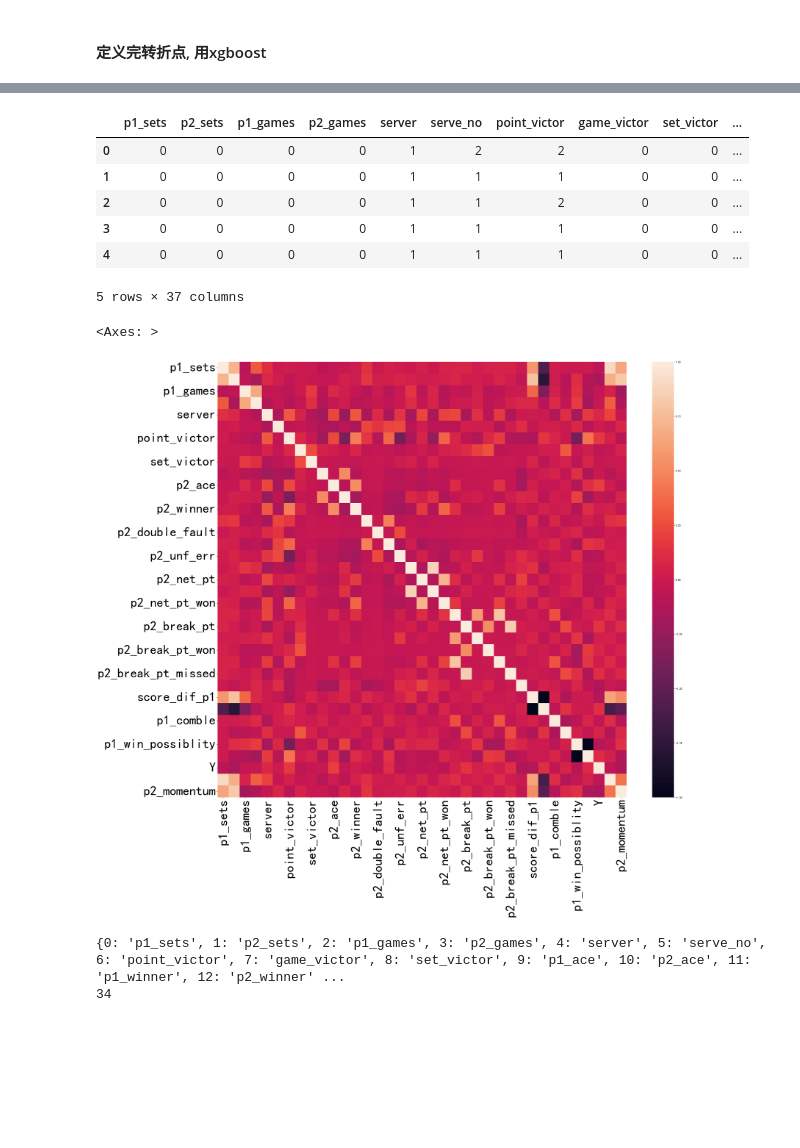
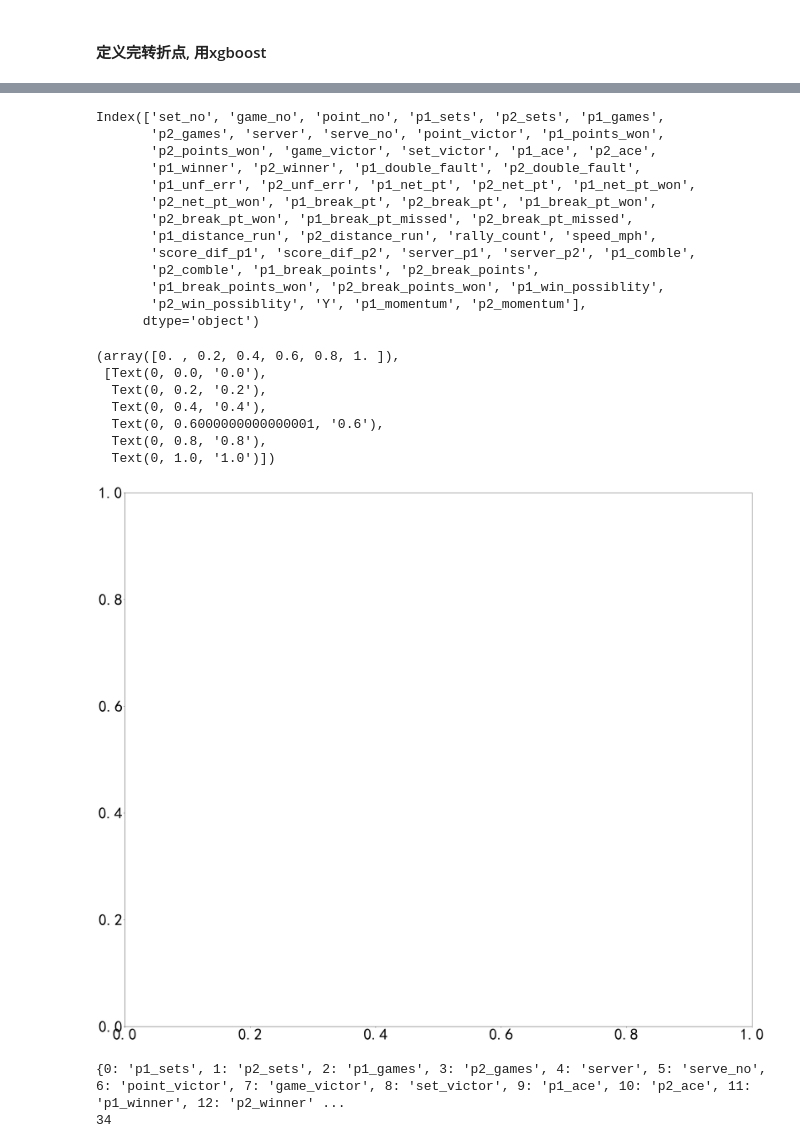
Before and after one commit to lithiumfleet/MCM2024C, a Jupyter notebook: new_thought/momentum.ipynb, the cells around one changed output, grey strips where cells are left out. Saved outputs shown, nothing was run; the diff lists cells and outputs as text; code cells hidden in the pictures; blank space fills up the shorter version.

```diff
--- a/new_thought/momentum.ipynb
+++ b/new_thought/momentum.ipynb
@@ -238,25 +330,39 @@ dataset.head(10)
 # %%
 # 热力图
-heatdf = pd.read_csv('data/single_df_all_int.csv')
+heatdf = pd.DataFrame(df)
 heatdf['Y'] = Y
-heatdf['p1_momentum'] = p1_momentum
-heatdf['p2_momentum'] = p2_momentum
-heatdf.head()
+heatdf['p1_momentum'] = np.array(p1_momentum)
+heatdf['p2_momentum'] = np.array(p2_momentum)
+heatdf.drop("match_id	player1	player2	elapsed_time p1_score	p2_score winner_shot_type serve_width serve_depth	return_depth p1_ad p2_ad".split(), axis=1, inplace=True)
+# heatdf.head(20)
+heatdf.columns
 # %% [output]
-|  | p1_sets | p2_sets | p1_games | p2_games | server | serve_no | point_victor | game_victor | set_victor | ... |
-| 0 | 0 | 0 | 0 | 0 | 1 | 2 | 2 | 0 | 0 | ... |
-| 1 | 0 | 0 | 0 | 0 | 1 | 1 | 1 | 0 | 0 | ... |
-| 2 | 0 | 0 | 0 | 0 | 1 | 1 | 2 | 0 | 0 | ... |
-| 3 | 0 | 0 | 0 | 0 | 1 | 1 | 1 | 0 | 0 | ... |
-| 4 | 0 | 0 | 0 | 0 | 1 | 1 | 1 | 0 | 0 | ... |
-5 rows × 37 columns
+Index(['set_no', 'game_no', 'point_no', 'p1_sets', 'p2_sets', 'p1_games',
+       'p2_games', 'server', 'serve_no', 'point_victor', 'p1_points_won',
+       'p2_points_won', 'game_victor', 'set_victor', 'p1_ace', 'p2_ace',
+       'p1_winner', 'p2_winner', 'p1_double_fault', 'p2_double_fault',
+       'p1_unf_err', 'p2_unf_err', 'p1_net_pt', 'p2_net_pt', 'p1_net_pt_won',
+       'p2_net_pt_won', 'p1_break_pt', 'p2_break_pt', 'p1_break_pt_won',
+       'p2_break_pt_won', 'p1_break_pt_missed', 'p2_break_pt_missed',
+       'p1_distance_run', 'p2_distance_run', 'rally_count', 'speed_mph',
+       'score_dif_p1', 'score_dif_p2', 'server_p1', 'server_p2', 'p1_comble',
+       'p2_comble', 'p1_break_points', 'p2_break_points',
+       'p1_break_points_won', 'p2_break_points_won', 'p1_win_possiblity',
+       'p2_win_possiblity', 'Y', 'p1_momentum', 'p2_momentum'],
+      dtype='object')
 # %%
 
 plt.figure(figsize=(35,30))
 plt.xticks(fontsize=50)
 plt.yticks(fontsize=50)
-sns.heatmap(heatdf.corr())
+# sns.heatmap(heatdf.corr(), xticklabels=True, yticklabels=True, annot=True)
 # %% [output]
-<Axes: >
+(array([0. , 0.2, 0.4, 0.6, 0.8, 1. ]),
+ [Text(0, 0.0, '0.0'),
+  Text(0, 0.2, '0.2'),
+  Text(0, 0.4, '0.4'),
+  Text(0, 0.6000000000000001, '0.6'),
+  Text(0, 0.8, '0.8'),
+  Text(0, 1.0, '1.0')])
-[figure, old version]
+[figure, new version]
 # %%
```
Also changed, not shown: parts of 28 cells of this notebook, 52 other files.
